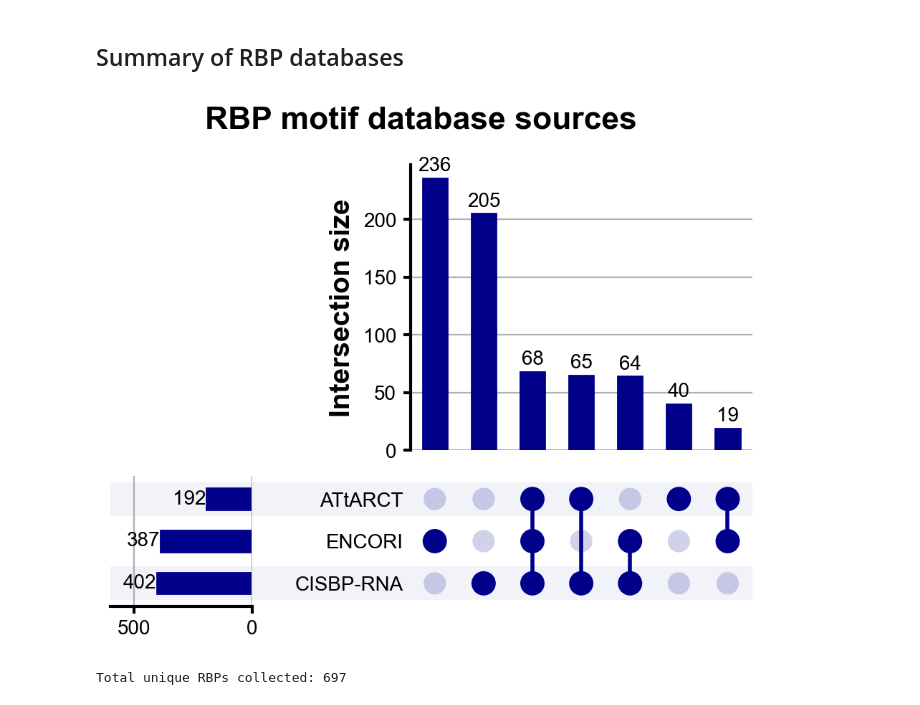
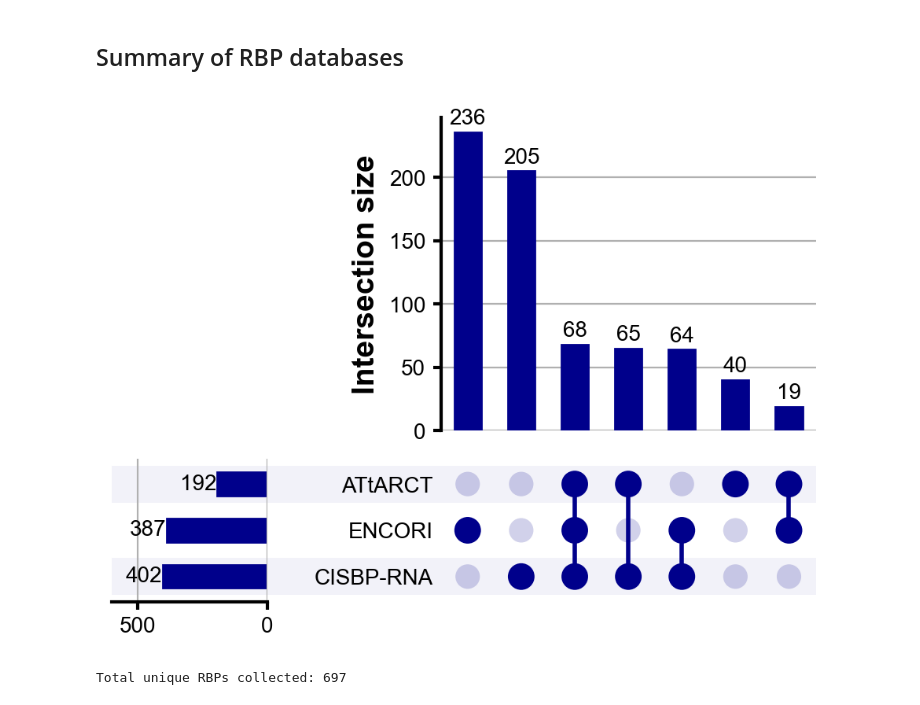
Before and after one commit to catombiotech/epiRNA_Analysis, a Jupyter notebook: filter/1-prepare_motif_databases.ipynb, the cells around one changed output. Saved outputs shown, nothing was run; the diff lists cells and outputs as text; code cells hidden in the pictures.

```diff
--- a/filter/1-prepare_motif_databases.ipynb
+++ b/filter/1-prepare_motif_databases.ipynb
@@ -193,12 +193,12 @@ upset = UpSet(upset_data, subset_size='count', sort_by='cardinality', facecolor=
 # %%
 fig = plt.figure(figsize=(10, 6), dpi=200)
 plot_axes = upset.plot(fig=fig)
 ax_totals = plot_axes['totals']
 ax_totals.set_xlim(600)
-plt.suptitle("RBP motif database sources", fontsize=16, fontweight='bold')
+#plt.suptitle("RBP motif database sources", fontsize=16, fontweight='regular')
 plt.show()
 # %% [output]
-[figure, old version]
+[figure, new version]
 # %%
 print("Total unique RBPs collected:", len(rbp_sources))
 # %% [output]
```
Also changed, not shown: parts of 2 cells of this notebook, 10 other files.
